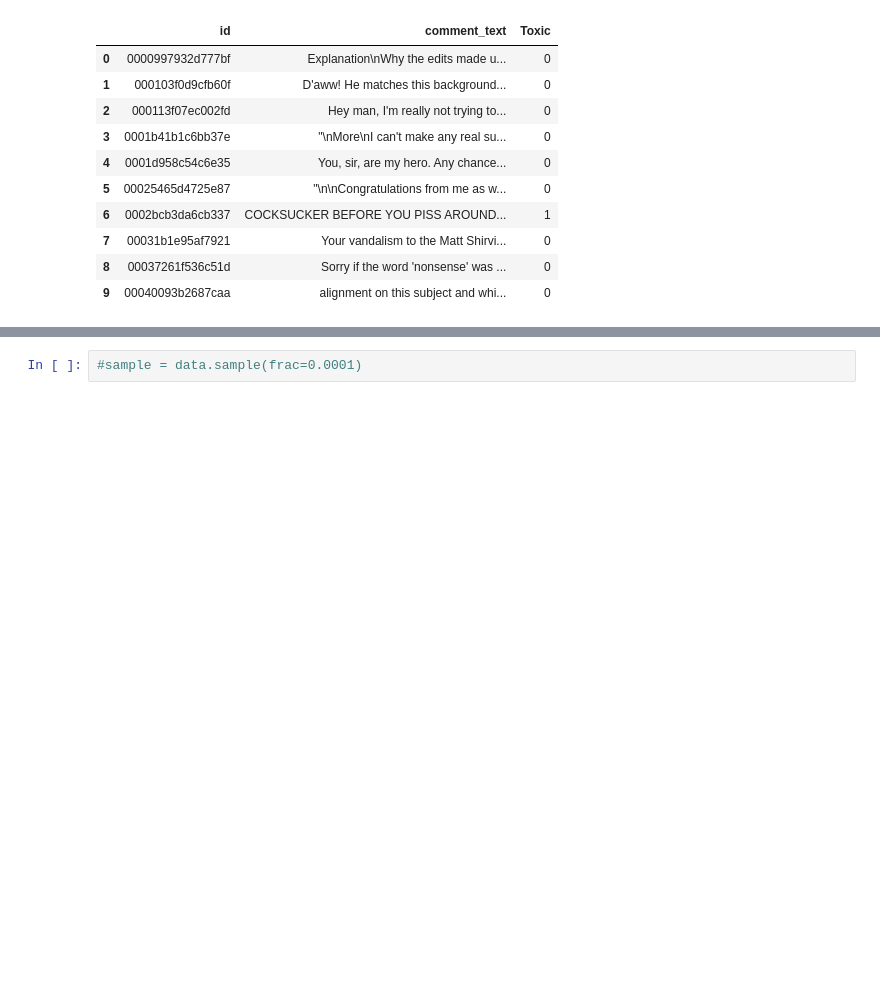
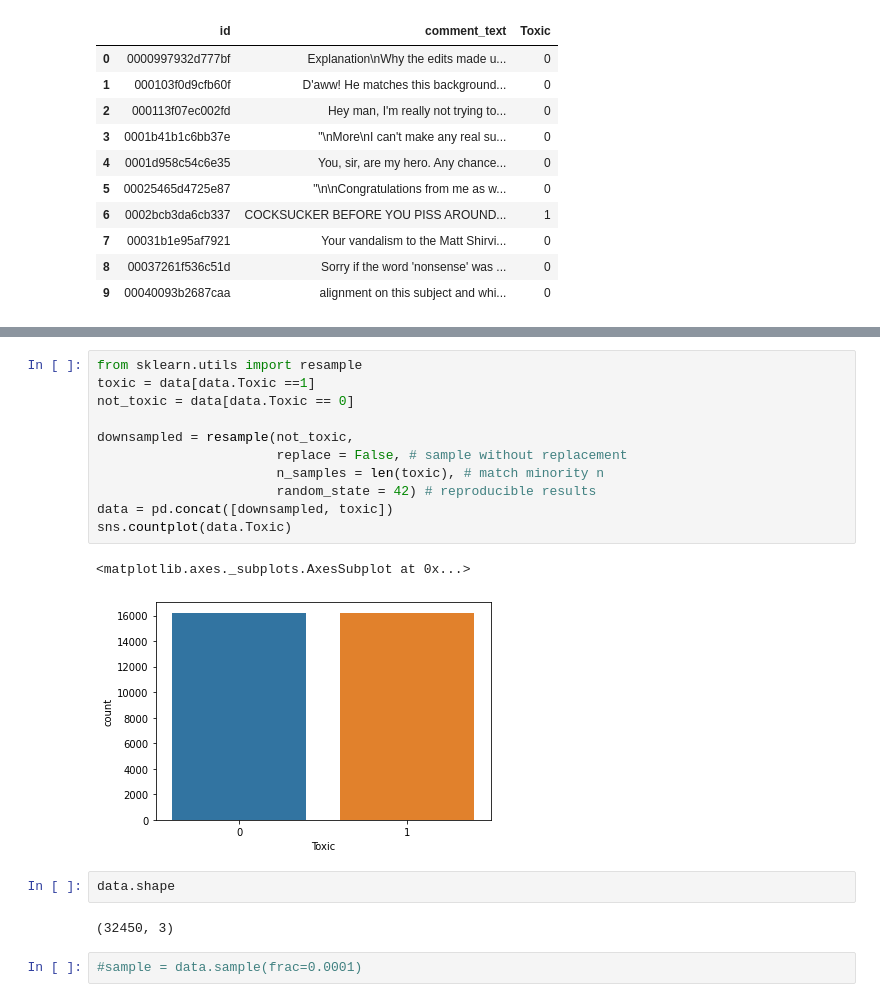
Before and after one commit to alejandropuerto/tweet-classification-visualization-generation-system, a Jupyter notebook: Toxic_comment_classification.ipynb, the cells around one changed output, grey strips where cells are left out. Drawn from its saved outputs; the diff is of its cells as text; blank space fills up the shorter version.

```diff
--- a/Toxic_comment_classification.ipynb
+++ b/Toxic_comment_classification.ipynb
@@ -87,3 +101,21 @@ data.head(10)
+# %%
+from sklearn.utils import resample
+toxic = data[data.Toxic ==1]
+not_toxic = data[data.Toxic == 0]
+
+downsampled = resample(not_toxic,
+                       replace = False, # sample without replacement
+                       n_samples = len(toxic), # match minority n
+                       random_state = 42) # reproducible results
+data = pd.concat([downsampled, toxic])
+sns.countplot(data.Toxic)
+# %% [output]
+<matplotlib.axes._subplots.AxesSubplot at 0x...>
+[figure, added]
+# %%
+data.shape
+# %% [output]
+(32450, 3)
 # %%
 #sample = data.sample(frac=0.0001)
 # %%
```
Also changed, not shown: parts of 11 cells of this notebook.
